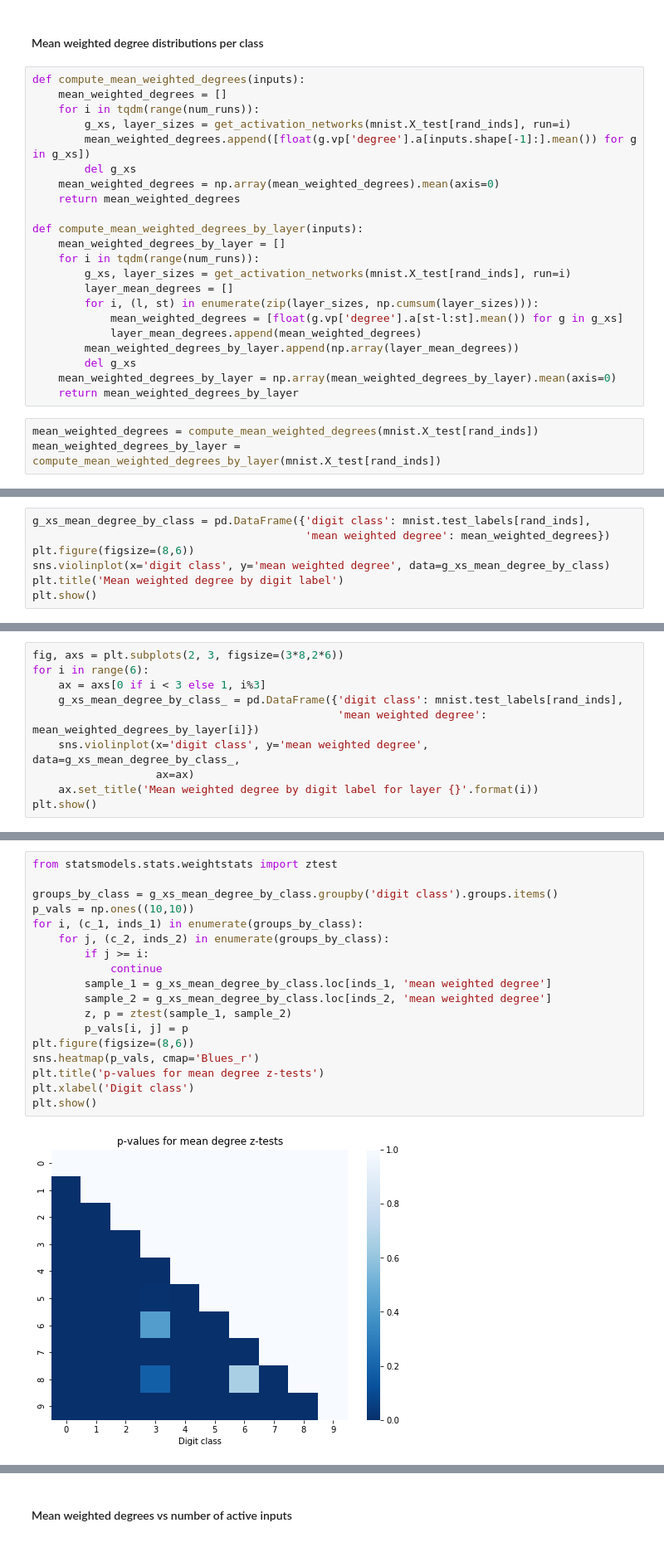
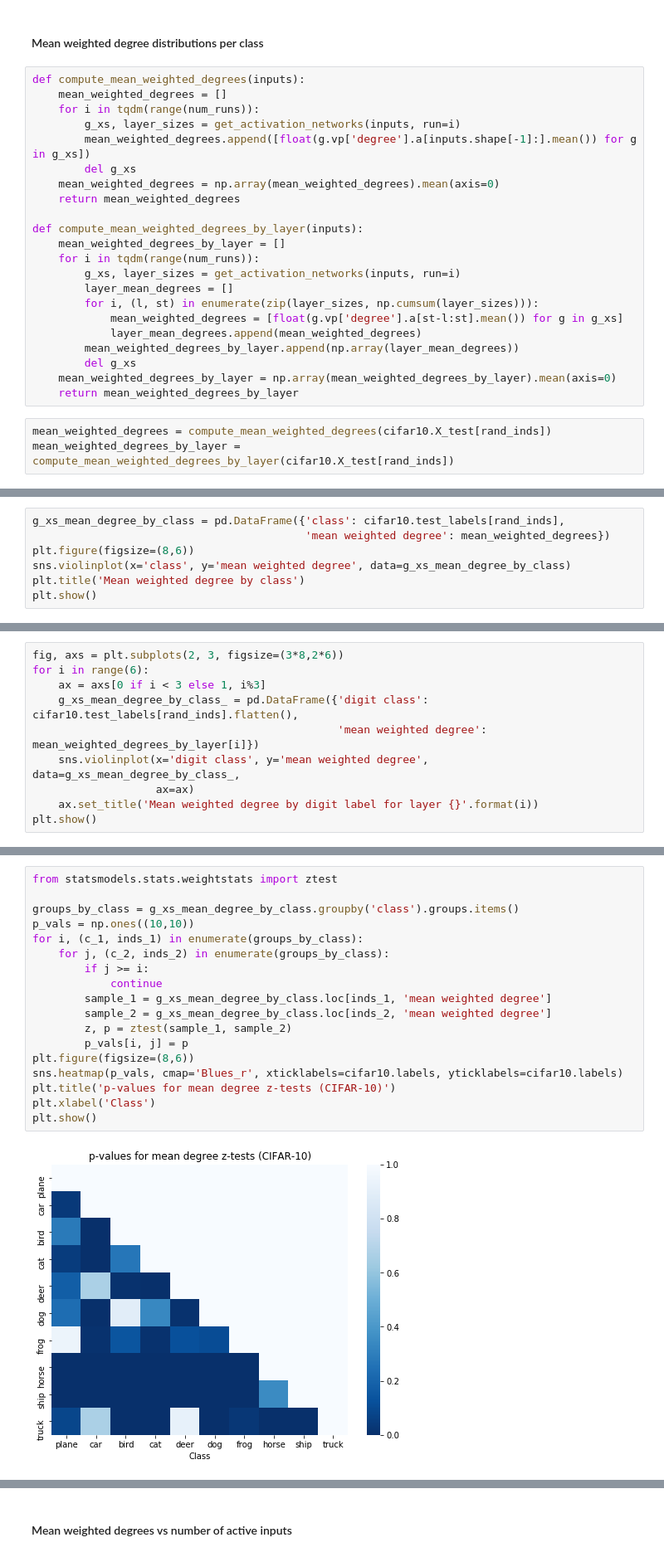
Before and after one commit to bgroenks96/dnn-community-detection, a Jupyter notebook: dnn-graph-analysis-cifar10.ipynb, the cells around one changed output, grey strips where cells are left out. Shown at 83% size. Cells and saved outputs as stored; diff of their text form.

```diff
--- a/dnn-graph-analysis-cifar10.ipynb
+++ b/dnn-graph-analysis-cifar10.ipynb
@@ -38,7 +38,7 @@ def get_layer_sizes(inputs, num_layers=4, num_outputs=10, hidden_dims=64):
 def compute_mean_weighted_degrees(inputs):
     mean_weighted_degrees = []
     for i in tqdm(range(num_runs)):
-        g_xs, layer_sizes = get_activation_networks(mnist.X_test[rand_inds], run=i)
+        g_xs, layer_sizes = get_activation_networks(inputs, run=i)
         mean_weighted_degrees.append([float(g.vp['degree'].a[inputs.shape[-1]:].mean()) for g in g_xs])
         del g_xs
     mean_weighted_degrees = np.array(mean_weighted_degrees).mean(axis=0)
@@ -47,7 +47,7 @@ def compute_mean_weighted_degrees(inputs):
 def compute_mean_weighted_degrees_by_layer(inputs):
     mean_weighted_degrees_by_layer = []
     for i in tqdm(range(num_runs)):
-        g_xs, layer_sizes = get_activation_networks(mnist.X_test[rand_inds], run=i)
+        g_xs, layer_sizes = get_activation_networks(inputs, run=i)
         layer_mean_degrees = []
         for i, (l, st) in enumerate(zip(layer_sizes, np.cumsum(layer_sizes))):
             mean_weighted_degrees = [float(g.vp['degree'].a[st-l:st].mean()) for g in g_xs]
@@ -57,16 +57,16 @@ def compute_mean_weighted_degrees_by_layer(inputs):
     mean_weighted_degrees_by_layer = np.array(mean_weighted_degrees_by_layer).mean(axis=0)
     return mean_weighted_degrees_by_layer
 # %%
-mean_weighted_degrees = compute_mean_weighted_degrees(mnist.X_test[rand_inds])
-mean_weighted_degrees_by_layer = compute_mean_weighted_degrees_by_layer(mnist.X_test[rand_inds])
+mean_weighted_degrees = compute_mean_weighted_degrees(cifar10.X_test[rand_inds])
+mean_weighted_degrees_by_layer = compute_mean_weighted_degrees_by_layer(cifar10.X_test[rand_inds])
 # %% [output]
 [interactive output not drawn]
 [interactive output not drawn]
 # %%
-g_xs_mean_degree_by_class = pd.DataFrame({'digit class': mnist.test_labels[rand_inds],
+g_xs_mean_degree_by_class = pd.DataFrame({'class': cifar10.test_labels[rand_inds],
                                           'mean weighted degree': mean_weighted_degrees})
 plt.figure(figsize=(8,6))
-sns.violinplot(x='digit class', y='mean weighted degree', data=g_xs_mean_degree_by_class)
-plt.title('Mean weighted degree by digit label')
+sns.violinplot(x='class', y='mean weighted degree', data=g_xs_mean_degree_by_class)
+plt.title('Mean weighted degree by class')
 plt.show()
 # %% [output]
@@ -75,7 +75,7 @@ plt.show()
 fig, axs = plt.subplots(2, 3, figsize=(3*8,2*6))
 for i in range(6):
     ax = axs[0 if i < 3 else 1, i%3]
-    g_xs_mean_degree_by_class_ = pd.DataFrame({'digit class': mnist.test_labels[rand_inds],
+    g_xs_mean_degree_by_class_ = pd.DataFrame({'digit class': cifar10.test_labels[rand_inds].flatten(),
                                                'mean weighted degree': mean_weighted_degrees_by_layer[i]})
     sns.violinplot(x='digit class', y='mean weighted degree', data=g_xs_mean_degree_by_class_,
                    ax=ax)
@@ -86,23 +86,23 @@ plt.show()
 # %%
 from statsmodels.stats.weightstats import ztest
 
-groups_by_class = g_xs_mean_degree_by_class.groupby('digit class').groups.items()
+groups_by_class = g_xs_mean_degree_by_class.groupby('class').groups.items()
 p_vals = np.ones((10,10))
 for i, (c_1, inds_1) in enumerate(groups_by_class):
     for j, (c_2, inds_2) in enumerate(groups_by_class):
         if j >= i:
             continue
         sample_1 = g_xs_mean_degree_by_class.loc[inds_1, 'mean weighted degree']
         sample_2 = g_xs_mean_degree_by_class.loc[inds_2, 'mean weighted degree']
         z, p = ztest(sample_1, sample_2)
         p_vals[i, j] = p
 plt.figure(figsize=(8,6))
-sns.heatmap(p_vals, cmap='Blues_r')
-plt.title('p-values for mean degree z-tests')
-plt.xlabel('Digit class')
+sns.heatmap(p_vals, cmap='Blues_r', xticklabels=cifar10.labels, yticklabels=cifar10.labels)
+plt.title('p-values for mean degree z-tests (CIFAR-10)')
+plt.xlabel('Class')
 plt.show()
 # %% [output]
-[figure, old version]
+[figure, new version]
 # %%
 fig, axs = plt.subplots(2, 3, figsize=(3*8,2*6))
 for k in range(6):
```
Also changed, not shown: parts of 9 cells of this notebook, 3 other files.
